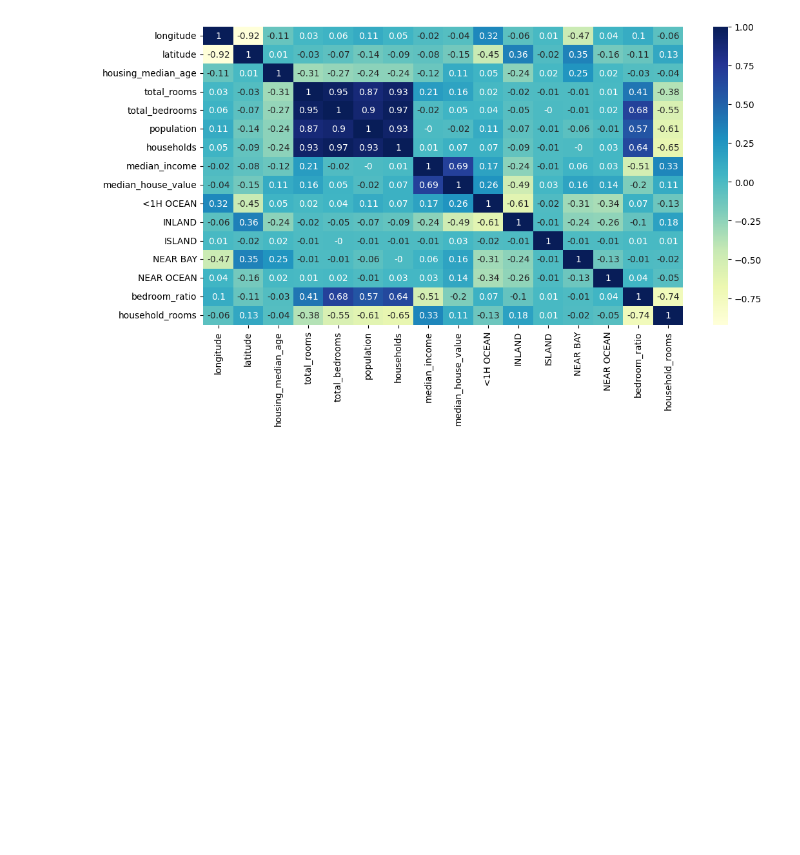
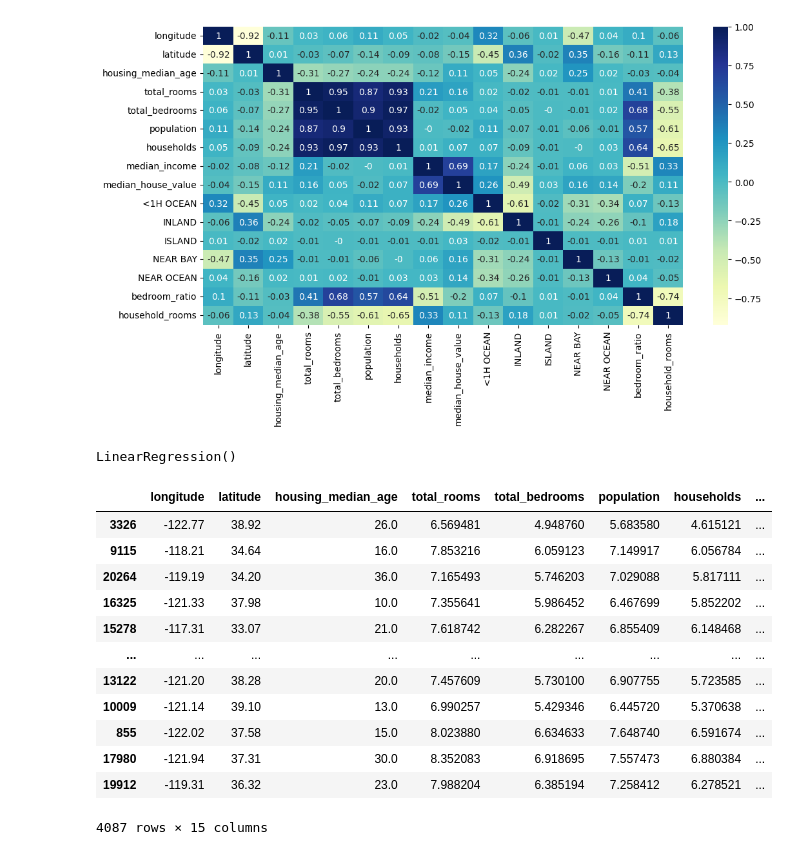
Before and after one commit to AlaR21/machine-learning-project, a Jupyter notebook: 1.ipynb, the cells around one changed output. Cells and saved outputs as stored; diff of their text form; code cells hidden in the pictures; blank space fills up the shorter version.

```diff
--- a/1.ipynb
+++ b/1.ipynb
@@ -195,3 +195,45 @@ sns.heatmap(train_data.corr().round(2), annot=True, cmap='YlGnBu')
 # %% [output]
 <Axes: >
 [figure]
+# %%
+from sklearn.linear_model import LinearRegression
+
+x_train, y_train = train_data.drop(['median_house_value'], axis=1), train_data['median_house_value']
+
+reg = LinearRegression()
+
+reg.fit(x_train, y_train)
+# %% [output]
+LinearRegression()
+# %%
+test_data = x_test.join(y_test)
+
+test_data['total_rooms'] = np.log(test_data['total_rooms'] + 1)
+test_data['total_bedrooms'] = np.log(test_data['total_bedrooms'] + 1)
+test_data['population'] = np.log(test_data['population'] + 1)
+test_data['households'] = np.log(test_data['households'] + 1)
+
+test_data = test_data.join(pd.get_dummies(test_data.ocean_proximity).astype(int)).drop(['ocean_proximity'], axis=1)
+
+test_data['bedroom_ratio'] = test_data['total_bedrooms'] / test_data['total_rooms']
+test_data['household_rooms'] = test_data['total_rooms'] / test_data['households']
+# %%
+x_test, y_test = test_data.drop(['median_house_value'], axis=1), test_data['median_house_value']
+# %%
+x_test.loc[:,'ISLAND'] = 0
+x_test = x_test.loc[:,x_train.columns]
+x_test
+# %% [output]
+|  | longitude | latitude | housing_median_age | total_rooms | total_bedrooms | population | households | ... |
+| 3326 | -122.77 | 38.92 | 26.0 | 6.569481 | 4.948760 | 5.683580 | 4.615121 | ... |
+| 9115 | -118.21 | 34.64 | 16.0 | 7.853216 | 6.059123 | 7.149917 | 6.056784 | ... |
+| 20264 | -119.19 | 34.20 | 36.0 | 7.165493 | 5.746203 | 7.029088 | 5.817111 | ... |
+| 16325 | -121.33 | 37.98 | 10.0 | 7.355641 | 5.986452 | 6.467699 | 5.852202 | ... |
+| 15278 | -117.31 | 33.07 | 21.0 | 7.618742 | 6.282267 | 6.855409 | 6.148468 | ... |
+| ... | ... | ... | ... | ... | ... | ... | ... | ... |
+| 13122 | -121.20 | 38.28 | 20.0 | 7.457609 | 5.730100 | 6.907755 | 5.723585 | ... |
+| 10009 | -121.14 | 39.10 | 13.0 | 6.990257 | 5.429346 | 6.445720 | 5.370638 | ... |
+| 855 | -122.02 | 37.58 | 15.0 | 8.023880 | 6.634633 | 7.648740 | 6.591674 | ... |
+| 17980 | -121.94 | 37.31 | 30.0 | 8.352083 | 6.918695 | 7.557473 | 6.880384 | ... |
+| 19912 | -119.31 | 36.32 | 23.0 | 7.988204 | 6.385194 | 7.258412 | 6.278521 | ... |
+4087 rows × 15 columns
```
Also changed, not shown: parts of 2 cells of this notebook.
